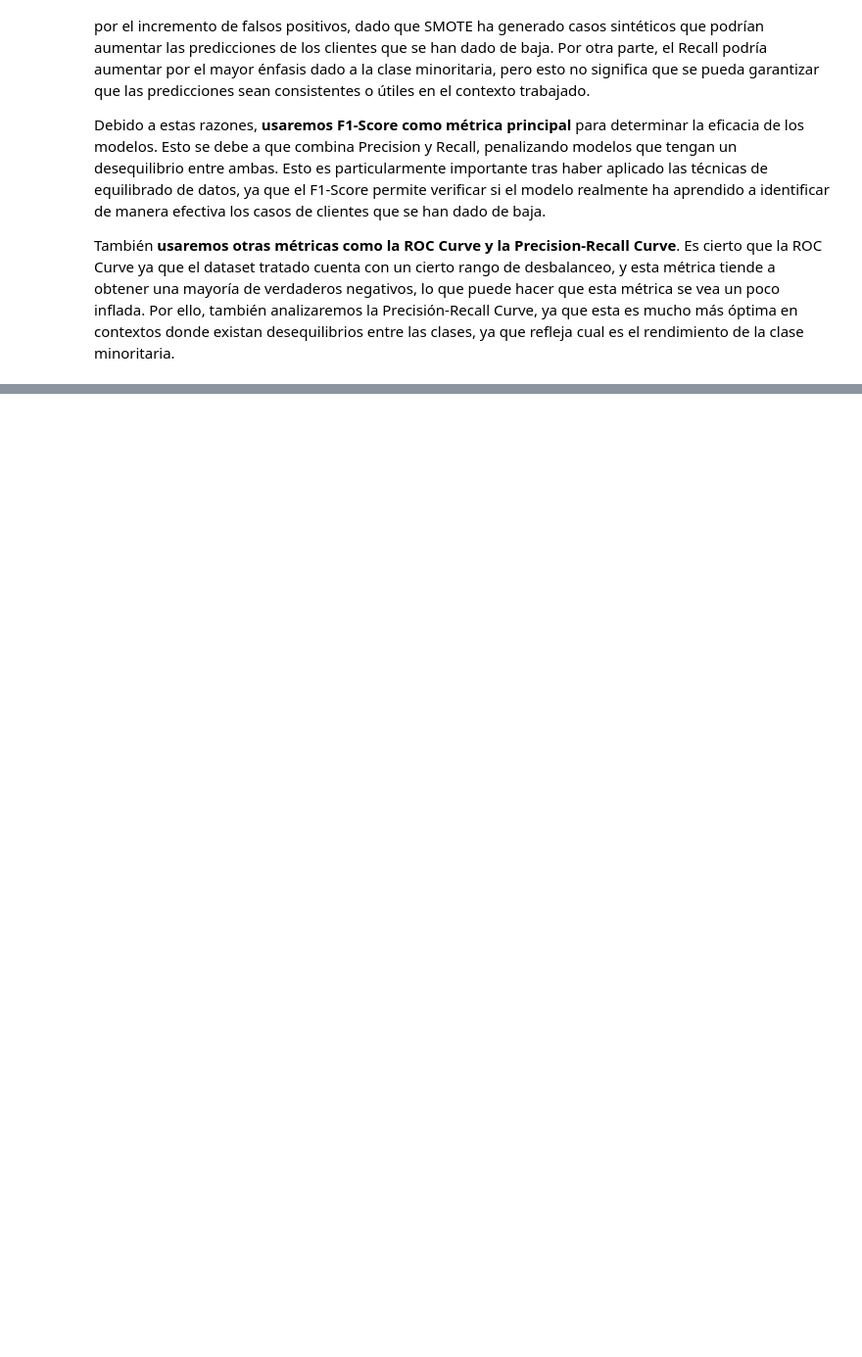
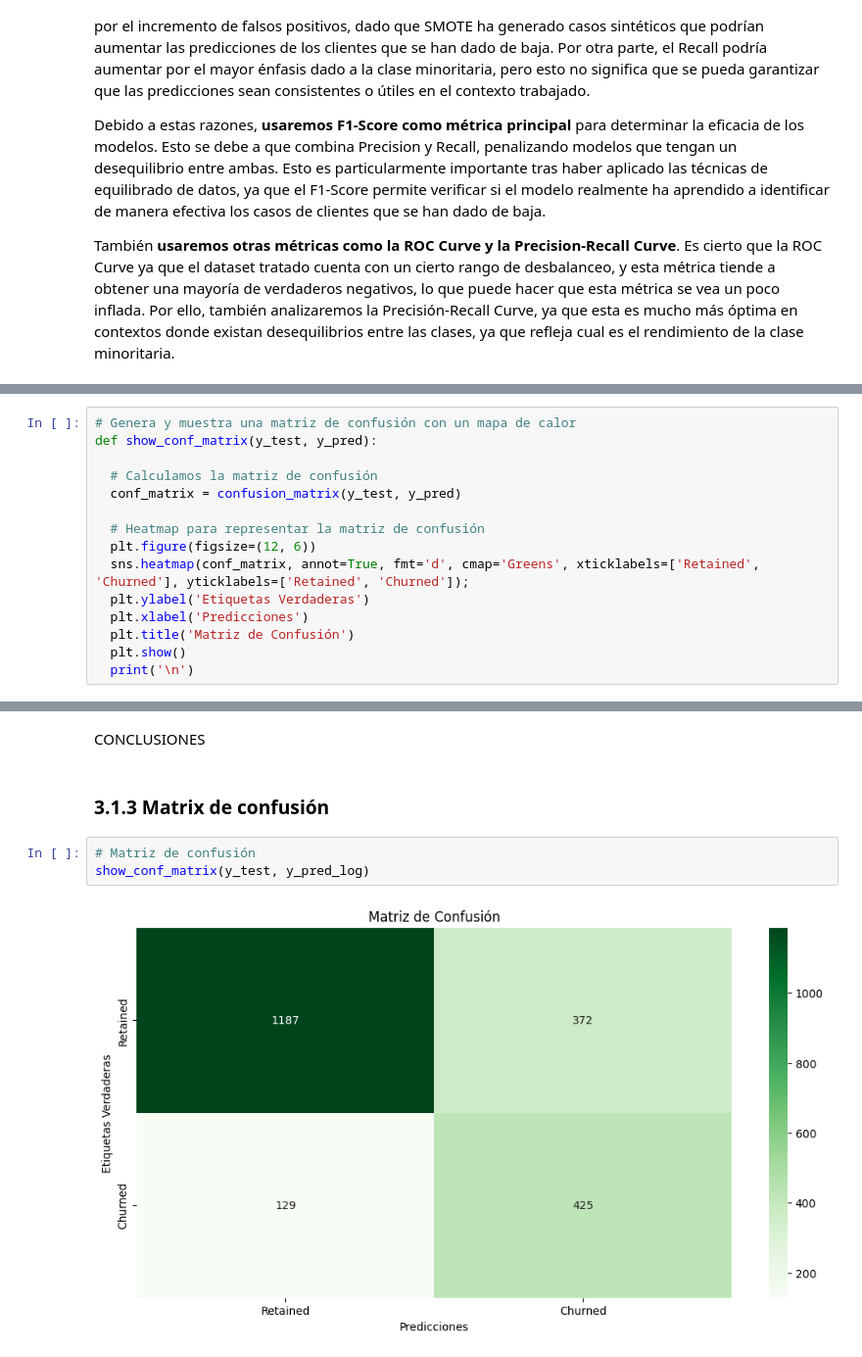
Before and after one commit to angelfergar/ChurnRetention-SP, a Jupyter notebook: notebooks/Model_Training.ipynb, the cells around one changed output, grey strips where cells are left out. Shown at 98% size. Cells and saved outputs as stored; diff of their text form; blank space fills up the shorter version.

```diff
--- a/notebooks/Model_Training.ipynb
+++ b/notebooks/Model_Training.ipynb
@@ -79,0 +126,15 @@ También **usaremos otras métricas como la ROC Curve y la Precision-Recall Curv
+# %%
+# Genera y muestra una matriz de confusión con un mapa de calor
+def show_conf_matrix(y_test, y_pred):
+
+  # Calculamos la matriz de confusión
+  conf_matrix = confusion_matrix(y_test, y_pred)
+
+  # Heatmap para representar la matriz de confusión
+  plt.figure(figsize=(12, 6))
+  sns.heatmap(conf_matrix, annot=True, fmt='d', cmap='Greens', xticklabels=['Retained', 'Churned'], yticklabels=['Retained', 'Churned']);
+  plt.ylabel('Etiquetas Verdaderas')
+  plt.xlabel('Predicciones')
+  plt.title('Matriz de Confusión')
+  plt.show()
+  print('\n')
@@ -79,0 +249,9 @@ También **usaremos otras métricas como la ROC Curve y la Precision-Recall Curv
+# %% [markdown]
+CONCLUSIONES
+# %% [markdown]
+### 3.1.3 Matrix de confusión
+# %%
+# Matriz de confusión
+show_conf_matrix(y_test, y_pred_log)
+# %% [output]
+[figure, added]
```
Also changed, not shown: parts of 26 cells of this notebook.
